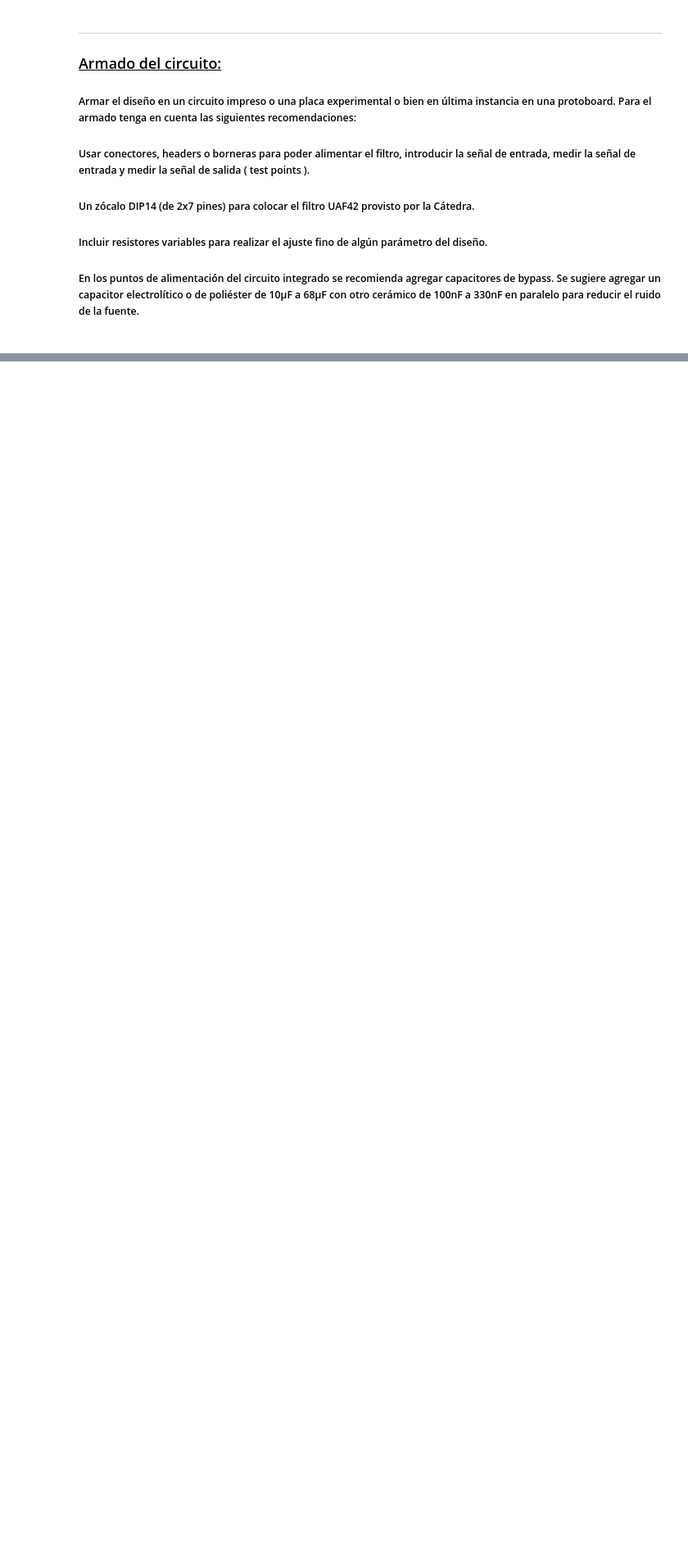
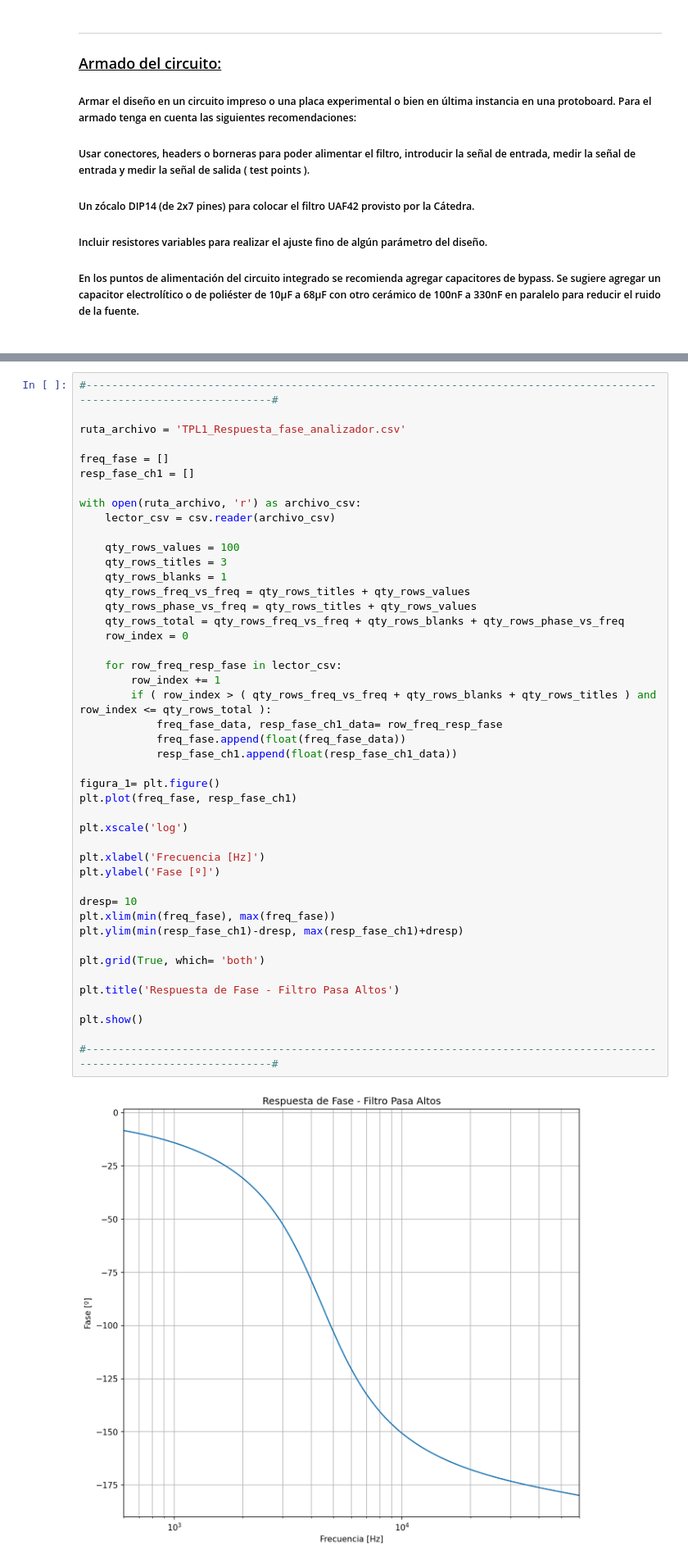
Before and after one commit to dmoharos/UTN_BA_TC2, a Jupyter notebook: TPL1/TPL1_Presentacion.ipynb, the cells around one changed output, grey strips where cells are left out. Shown at 82% size. Saved outputs shown, nothing was run; the diff lists cells and outputs as text; blank space fills up the shorter version.

```diff
--- a/TPL1/TPL1_Presentacion.ipynb
+++ b/TPL1/TPL1_Presentacion.ipynb
@@ -1375,0 +1150,47 @@ $\displaystyle T_{HP}(s)= k \frac{ s^2 \frac{\omega_0}{Q} } { s^2 + s \frac{\ome
+# %%
+#-----------------------------------------------------------------------------------------------------------------------#
+
+ruta_archivo = 'TPL1_Respuesta_fase_analizador.csv'
+
+freq_fase = []
+resp_fase_ch1 = []
+
+with open(ruta_archivo, 'r') as archivo_csv:
+    lector_csv = csv.reader(archivo_csv)
+
+    qty_rows_values = 100
+    qty_rows_titles = 3
+    qty_rows_blanks = 1
+    qty_rows_freq_vs_freq = qty_rows_titles + qty_rows_values
+    qty_rows_phase_vs_freq = qty_rows_titles + qty_rows_values
+    qty_rows_total = qty_rows_freq_vs_freq + qty_rows_blanks + qty_rows_phase_vs_freq
+    row_index = 0
+
+    for row_freq_resp_fase in lector_csv:
+        row_index += 1
+        if ( row_index > ( qty_rows_freq_vs_freq + qty_rows_blanks + qty_rows_titles ) and row_index <= qty_rows_total ):
+            freq_fase_data, resp_fase_ch1_data= row_freq_resp_fase
+            freq_fase.append(float(freq_fase_data))
+            resp_fase_ch1.append(float(resp_fase_ch1_data))
+
+figura_1= plt.figure()
+plt.plot(freq_fase, resp_fase_ch1)
+
+plt.xscale('log')
+
+plt.xlabel('Frecuencia [Hz]')
+plt.ylabel('Fase [º]')
+
+dresp= 10
+plt.xlim(min(freq_fase), max(freq_fase))
+plt.ylim(min(resp_fase_ch1)-dresp, max(resp_fase_ch1)+dresp)
+
+plt.grid(True, which= 'both')
+
+plt.title('Respuesta de Fase - Filtro Pasa Altos')
+
+plt.show()
+
+#-----------------------------------------------------------------------------------------------------------------------#
+# %% [output]
+[figure, added]
```
Also changed, not shown: parts of 11 cells of this notebook, 29 other files.
